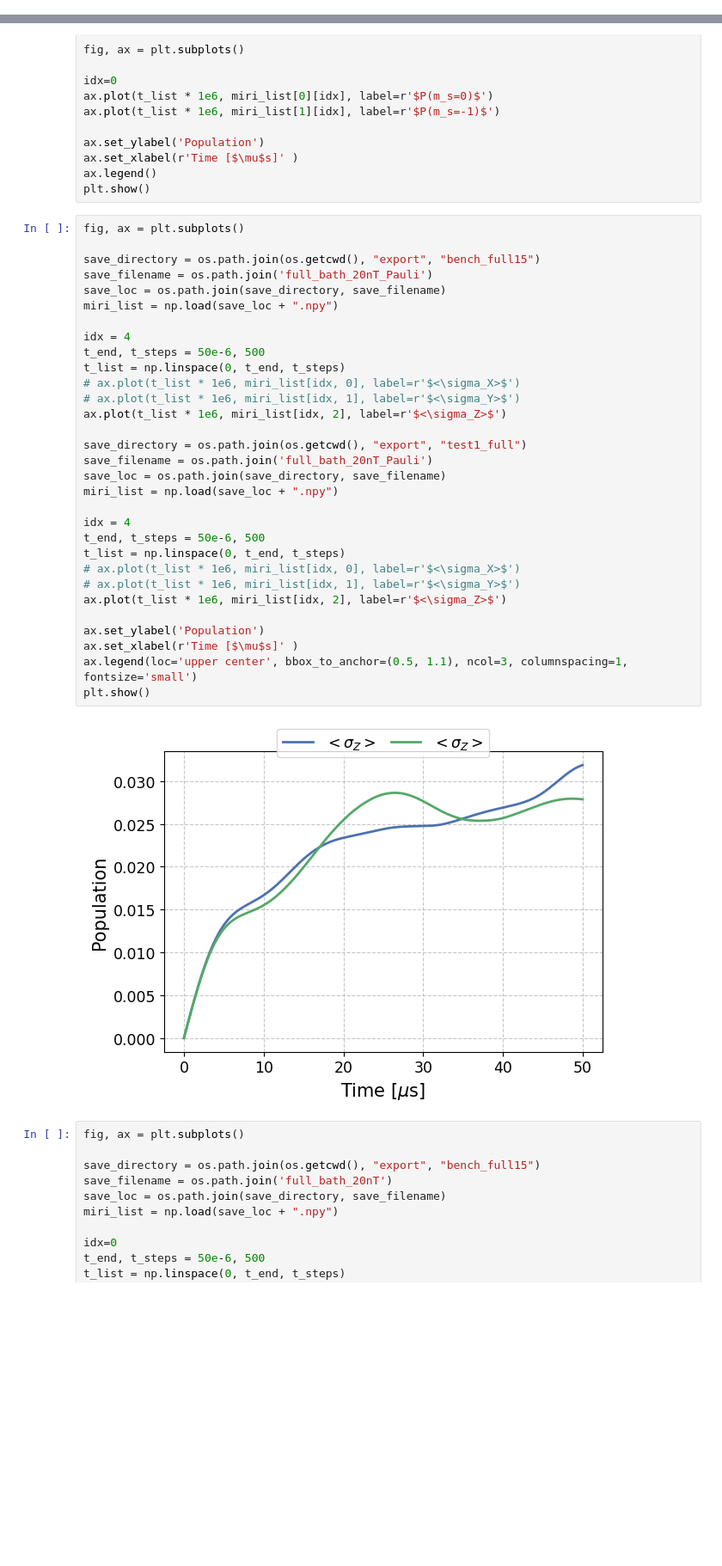
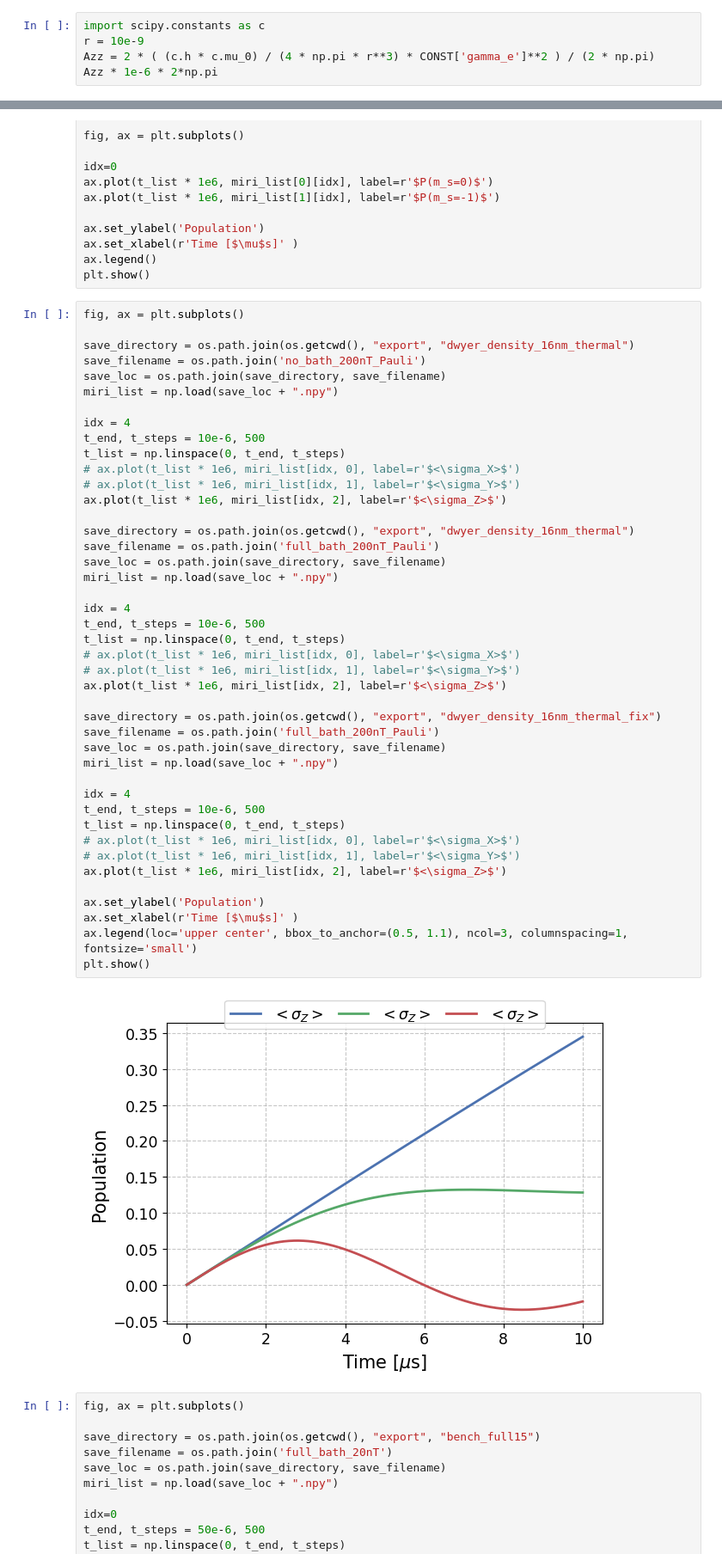
Before and after one commit to dehe1011/NVcenter, a Jupyter notebook: development/ErrorMitigation.ipynb, the cells around one changed output, grey strips where cells are left out. Shown at 86% size. Drawn from its saved outputs; the diff is of its cells as text; blank space fills up the shorter version.

```diff
--- a/development/ErrorMitigation.ipynb
+++ b/development/ErrorMitigation.ipynb
@@ -14,3 +14,8 @@ plt.style.use('NVcenter-default')
 import numpy as np
 import matplotlib.pyplot as plt
 import qutip as q
+# %%
+import scipy.constants as c
+r = 10e-9
+Azz = 2 * ( (c.h * c.mu_0) / (4 * np.pi * r**3) * CONST['gamma_e']**2 ) / (2 * np.pi)
+Azz * 1e-6 * 2*np.pi
@@ -266,36 +353,48 @@ plt.show()
 # %%
 fig, ax = plt.subplots()
 
-save_directory = os.path.join(os.getcwd(), "export", "bench_full15")
-save_filename = os.path.join('full_bath_20nT_Pauli')
+save_directory = os.path.join(os.getcwd(), "export", "dwyer_density_16nm_thermal")
+save_filename = os.path.join('no_bath_200nT_Pauli')
 save_loc = os.path.join(save_directory, save_filename)
 miri_list = np.load(save_loc + ".npy")
 
 idx = 4
-t_end, t_steps = 50e-6, 500
+t_end, t_steps = 10e-6, 500
 t_list = np.linspace(0, t_end, t_steps)
 # ax.plot(t_list * 1e6, miri_list[idx, 0], label=r'$<\sigma_X>$')
 # ax.plot(t_list * 1e6, miri_list[idx, 1], label=r'$<\sigma_Y>$')
 ax.plot(t_list * 1e6, miri_list[idx, 2], label=r'$<\sigma_Z>$')
 
-save_directory = os.path.join(os.getcwd(), "export", "test1_full")
-save_filename = os.path.join('full_bath_20nT_Pauli')
+save_directory = os.path.join(os.getcwd(), "export", "dwyer_density_16nm_thermal")
+save_filename = os.path.join('full_bath_200nT_Pauli')
 save_loc = os.path.join(save_directory, save_filename)
 miri_list = np.load(save_loc + ".npy")
 
 idx = 4
-t_end, t_steps = 50e-6, 500
+t_end, t_steps = 10e-6, 500
+t_list = np.linspace(0, t_end, t_steps)
+# ax.plot(t_list * 1e6, miri_list[idx, 0], label=r'$<\sigma_X>$')
+# ax.plot(t_list * 1e6, miri_list[idx, 1], label=r'$<\sigma_Y>$')
+ax.plot(t_list * 1e6, miri_list[idx, 2], label=r'$<\sigma_Z>$')
+
+save_directory = os.path.join(os.getcwd(), "export", "dwyer_density_16nm_thermal_fix")
+save_filename = os.path.join('full_bath_200nT_Pauli')
+save_loc = os.path.join(save_directory, save_filename)
+miri_list = np.load(save_loc + ".npy")
+
+idx = 4
+t_end, t_steps = 10e-6, 500
 t_list = np.linspace(0, t_end, t_steps)
 # ax.plot(t_list * 1e6, miri_list[idx, 0], label=r'$<\sigma_X>$')
 # ax.plot(t_list * 1e6, miri_list[idx, 1], label=r'$<\sigma_Y>$')
 ax.plot(t_list * 1e6, miri_list[idx, 2], label=r'$<\sigma_Z>$')
 
 ax.set_ylabel('Population')
 ax.set_xlabel(r'Time [$\mu$s]' )
 ax.legend(loc='upper center', bbox_to_anchor=(0.5, 1.1), ncol=3, columnspacing=1, fontsize='small')
 plt.show()
 # %% [output]
-[figure, old version]
+[figure, new version]
 # %%
 fig, ax = plt.subplots()
 
```
Also changed, not shown: parts of 13 cells of this notebook, 7 other files.
